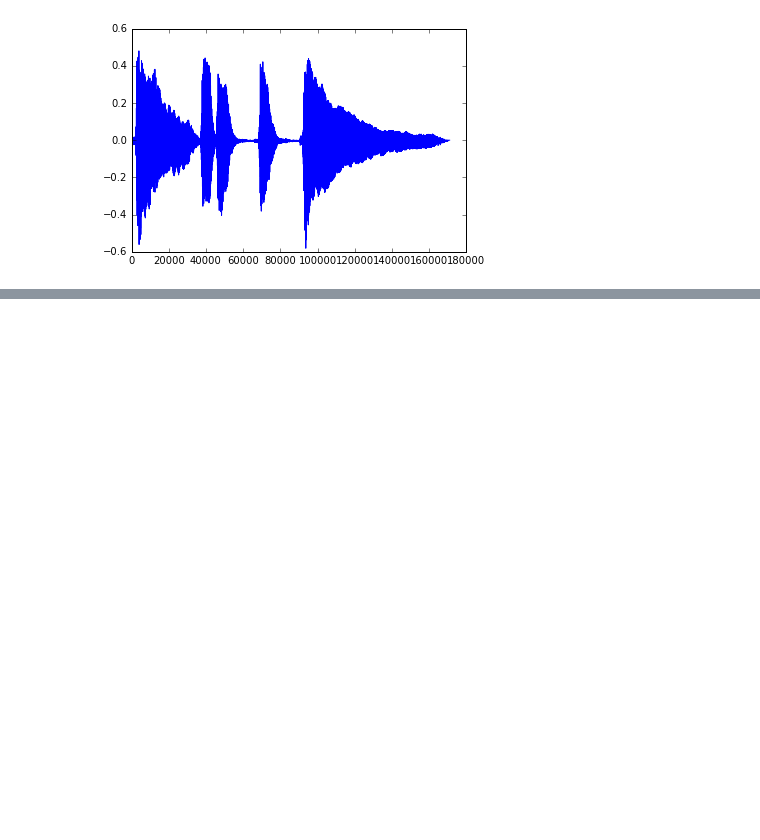
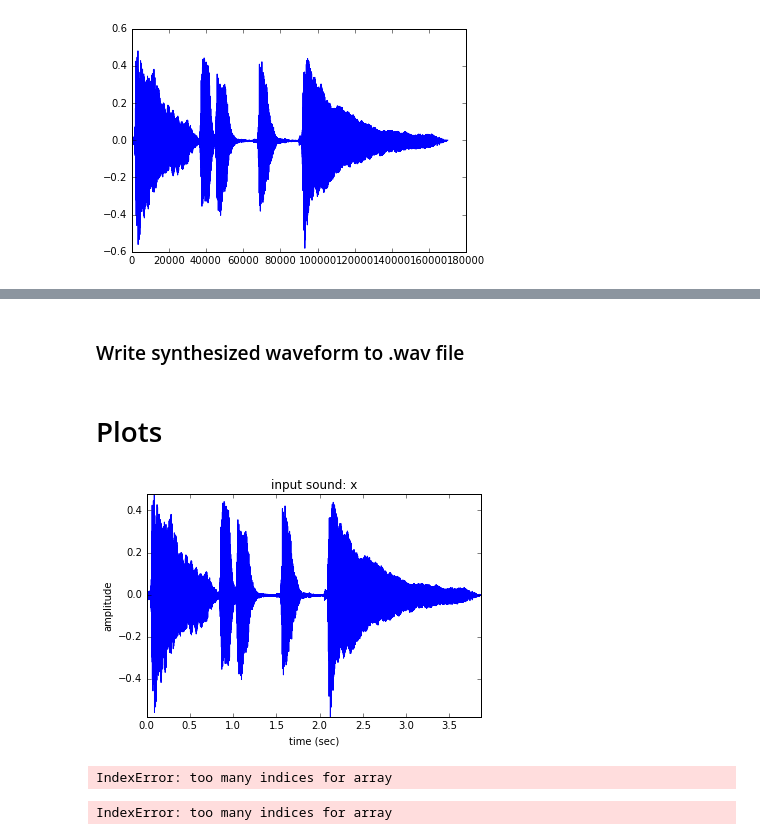
Before and after one commit to damiansp/digitalSoundProcessing, a Jupyter notebook: models/02_stft_model.ipynb, the cells around one changed output, grey strips where cells are left out. Saved outputs shown, nothing was run; the diff lists cells and outputs as text; code cells hidden in the pictures; blank space fills up the shorter version.

```diff
--- a/models/02_stft_model.ipynb
+++ b/models/02_stft_model.ipynb
@@ -132 +137,3 @@ plt.plot(x)
 [figure]
+# %% [markdown]
+### Write synthesized waveform to .wav file
@@ -132,0 +144,39 @@ plt.plot(x)
+# %% [markdown]
+# Plots
+# %%
+# Original input soundwave
+plt.plot(np.arange(x.size) / float(fs), x);
+plt.axis([0, x.size / float(fs), min(x), max(x)]);
+plt.ylabel('amplitude');
+plt.xlabel('time (sec)');
+plt.title('input sound: x');
+# %% [output]
+[figure, added]
+# %%
+# The magnitude spectrogram
+numFrames = int(mX[:, 0].size) # too big for notebook to handle but will run locally
+frmTime = h * np.arange(numFrames) / float(fs)
+binFreq = fs * np.arange(n * maxplot_freq / fs) / n
+plt.pcolormesh(frmTime,
+               binFreq,
+               np.transpose(mX[:, :n * maxplot_freq / fs + 1]))
+plt.xlabel('time (sec)')
+plt.ylabel('frequency (Hz)')
+plt.title('magnitude spectrogram')
+plt.autoscale(tight = True)
+# %% [output]
+IndexError: too many indices for array
+# %%
+# The phase spectrogram
+numFrames = int(pX[:, 0].size)
+frmTime = h * np.arange(numFrames) / float(fs)
+binFreq = fs * np.arange(n * maxplotfreq / fs) / n
+plt.pcolormesh(frmTime,
+               binFreq,
+               np.transpose(np.diff(pX[:, :n * maxplotfreq / fs + 1], axis = 1)))
+plt.xlabel('time (sec)')
+plt.ylabel('frequency (Hz)')
+plt.title('phase spectrogram (derivative)')
+plt.autoscale(tight=True)
+# %% [output]
+IndexError: too many indices for array
```
Also changed, not shown: parts of 9 cells of this notebook.
